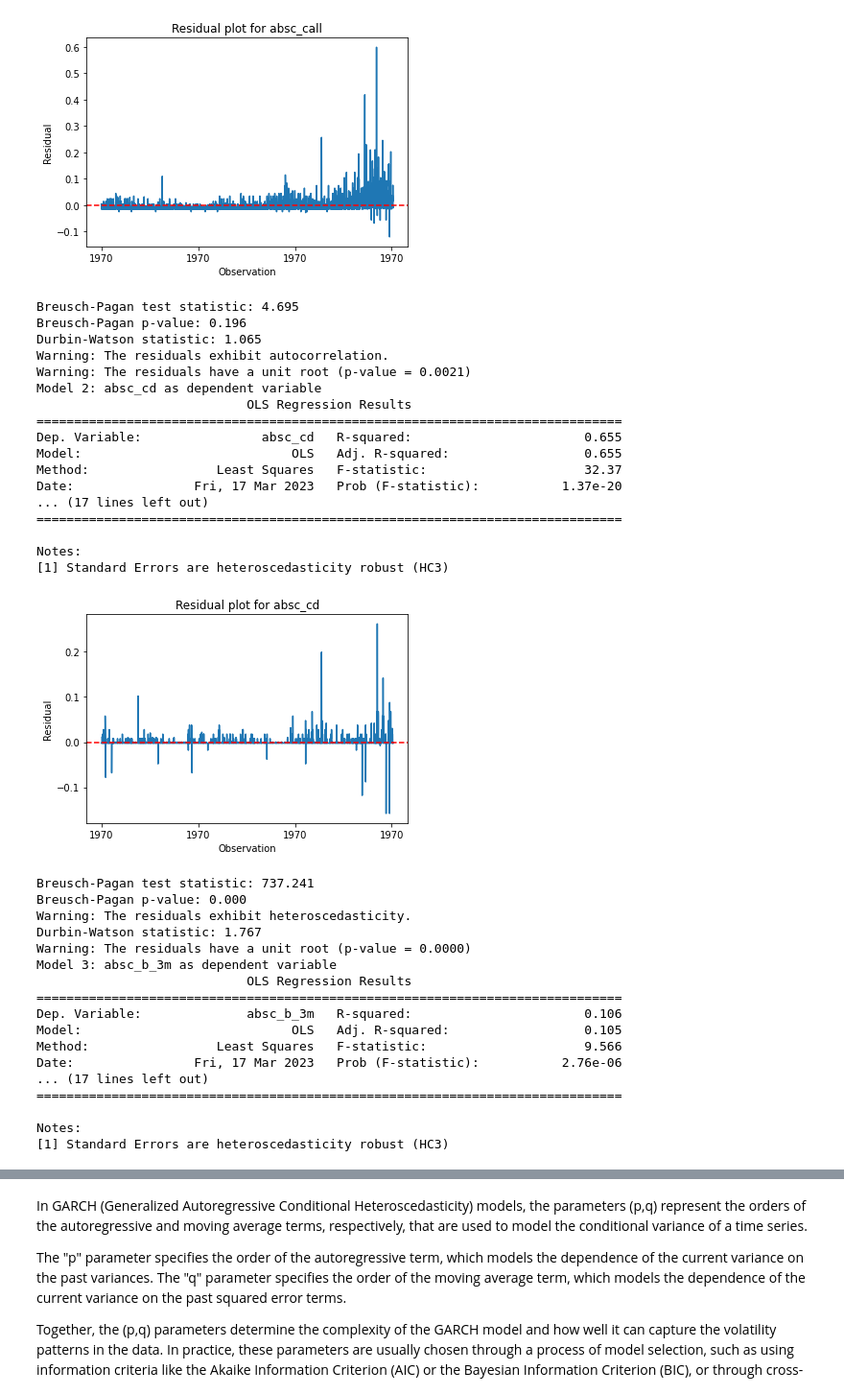
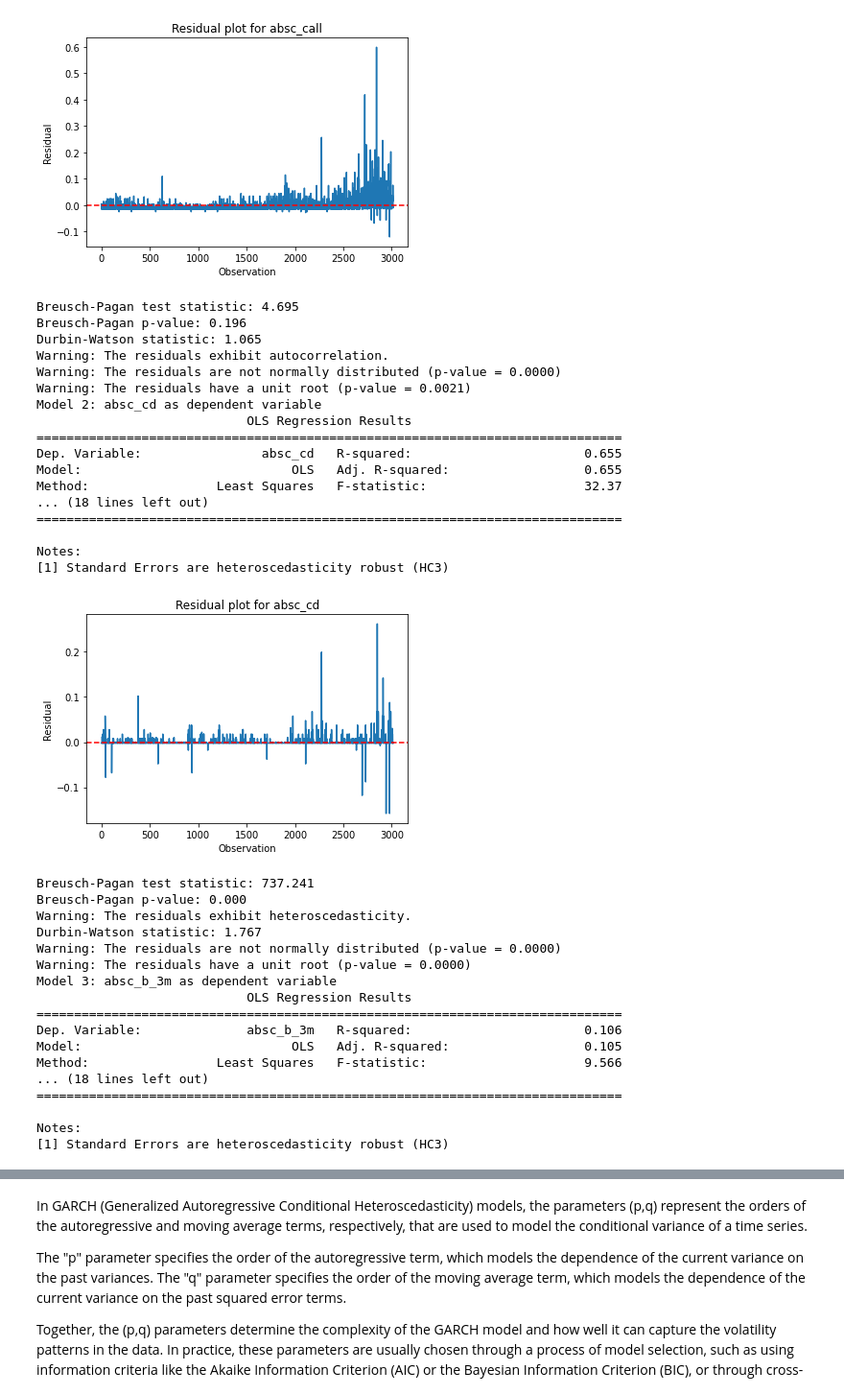
Before and after one commit to rezu98/colab, a Jupyter notebook: Untitled1.ipynb, the cells around one changed output, grey strips where cells are left out. Shown at 96% size. Drawn from its saved outputs; the diff is of its cells as text; code cells hidden in the pictures.

```diff
--- a/Untitled1.ipynb
+++ b/Untitled1.ipynb
@@ -88,6 +105,15 @@ for var in dependent_vars:
         print("Warning: The residuals exhibit autocorrelation.")
 
 
+ # Jarque-Bera test for normality of residuals
+    jb_test = jarque_bera(model.resid)
+    test_statistic = jb_test[0]
+    p_value = jb_test[1]
+    if p_value < 0.05:
+        print("Warning: The residuals are not normally distributed (p-value = {:.4f})".format(p_value))
+    else:
+        print("The residuals are normally distributed (p-value = {:.4f})".format(p_value))
+
     # ADF test for stationarity of residuals
     residuals = model.resid
     adf_test = sm.tsa.stattools.adfuller(residuals)
@@ -109,17 +135,18 @@ Time:                        09:16:13   Log-Likelihood:                 6307.4
 No. Observations:                3017   AIC:                        -1.261e+04
 Df Residuals:                    3013   BIC:                        -1.258e+04
 Df Model:                           3
 Covariance Type:                  HC3
 ... (12 lines left out)
 ==============================================================================
 
 Notes:
 [1] Standard Errors are heteroscedasticity robust (HC3)
-[figure, old version]
+[figure, new version]
 Breusch-Pagan test statistic: 4.695
 Breusch-Pagan p-value: 0.196
 Durbin-Watson statistic: 1.065
 Warning: The residuals exhibit autocorrelation.
+Warning: The residuals are not normally distributed (p-value = 0.0000)
 Warning: The residuals have a unit root (p-value = 0.0021)
 Model 2: absc_cd as dependent variable
                             OLS Regression Results
@@ -127,17 +154,17 @@ Model 2: absc_cd as dependent variable
 Dep. Variable:                absc_cd   R-squared:                       0.655
 Model:                            OLS   Adj. R-squared:                  0.655
 Method:                 Least Squares   F-statistic:                     32.37
-Date:                Fri, 17 Mar 2023   Prob (F-statistic):           1.37e-20
-... (17 lines left out)
+... (18 lines left out)
 ==============================================================================
 
 Notes:
 [1] Standard Errors are heteroscedasticity robust (HC3)
-[figure, old version]
+[figure, new version]
 Breusch-Pagan test statistic: 737.241
 Breusch-Pagan p-value: 0.000
 Warning: The residuals exhibit heteroscedasticity.
 Durbin-Watson statistic: 1.767
+Warning: The residuals are not normally distributed (p-value = 0.0000)
 Warning: The residuals have a unit root (p-value = 0.0000)
 Model 3: absc_b_3m as dependent variable
                             OLS Regression Results
@@ -145,8 +172,7 @@ Model 3: absc_b_3m as dependent variable
 Dep. Variable:              absc_b_3m   R-squared:                       0.106
 Model:                            OLS   Adj. R-squared:                  0.105
 Method:                 Least Squares   F-statistic:                     9.566
-Date:                Fri, 17 Mar 2023   Prob (F-statistic):           2.76e-06
-... (17 lines left out)
+... (18 lines left out)
 ==============================================================================
 
 Notes:
```
Also changed, not shown: parts of 2 cells of this notebook.
